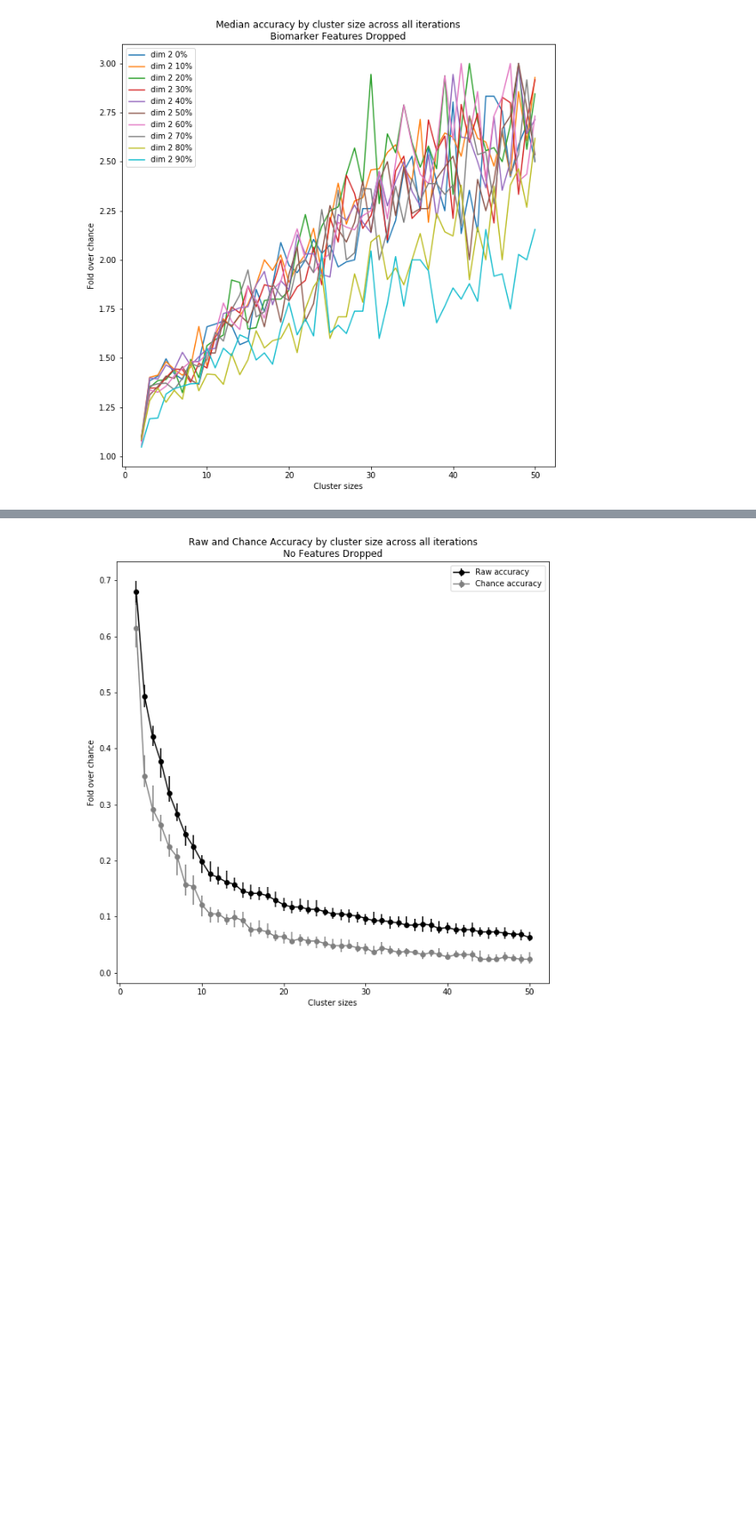
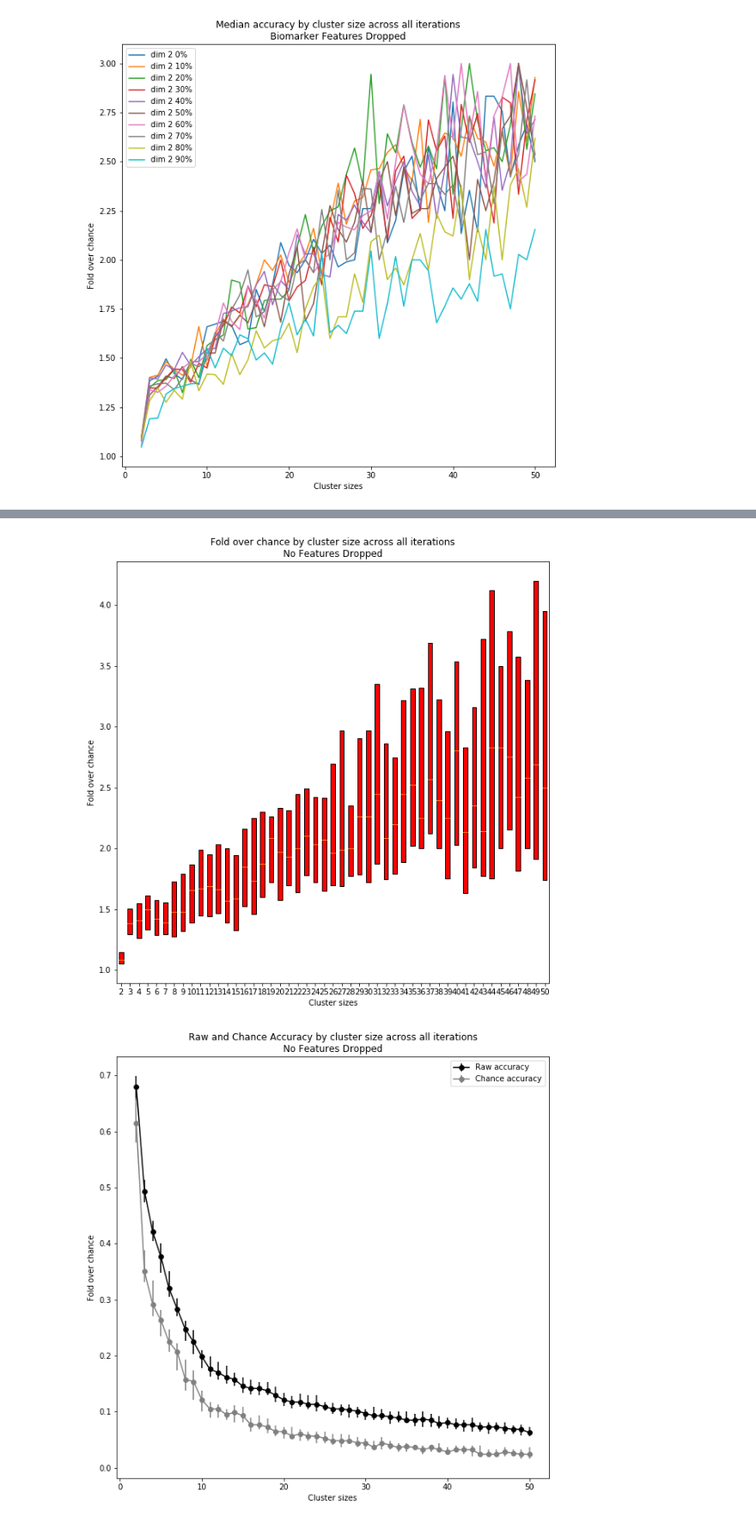
Before and after one commit to BouchardLab/ML_4_prec_prognosis, a Jupyter notebook: notebooks/no_transform_plots.ipynb, the cells around one changed output, grey strips where cells are left out. Shown at 86% size. Saved outputs shown, nothing was run; the diff lists cells and outputs as text; code cells hidden in the pictures; blank space fills up the shorter version.

```diff
--- a/notebooks/no_transform_plots.ipynb
+++ b/notebooks/no_transform_plots.ipynb
@@ -126,3 +218,15 @@ plt.savefig('/Users/ahyeon/Desktop/activ misc/no_transform_foc_error_bars.pdf')
+# %%
+fig, ax = plt.subplots(figsize=(10,10))
+
+medianprops = dict(linewidth=3, color='white')
+foc = ax.boxplot(fold_over_chance.T, positions=cluster_sizes, showfliers=False, whis=False, patch_artist=True, boxprops=dict(facecolor="red"))
+
+plt.title("Fold over chance IQR by cluster size across all iterations\nNo Features Dropped")
+plt.xlabel("Cluster sizes")
+plt.ylabel("Fold over chance")
+plt.show()
+# %% [output]
+[figure, added]
 # %%
 # all outcomes and biomarkers
 
```
Also changed, not shown: parts of 5 cells of this notebook, 1 other file.
